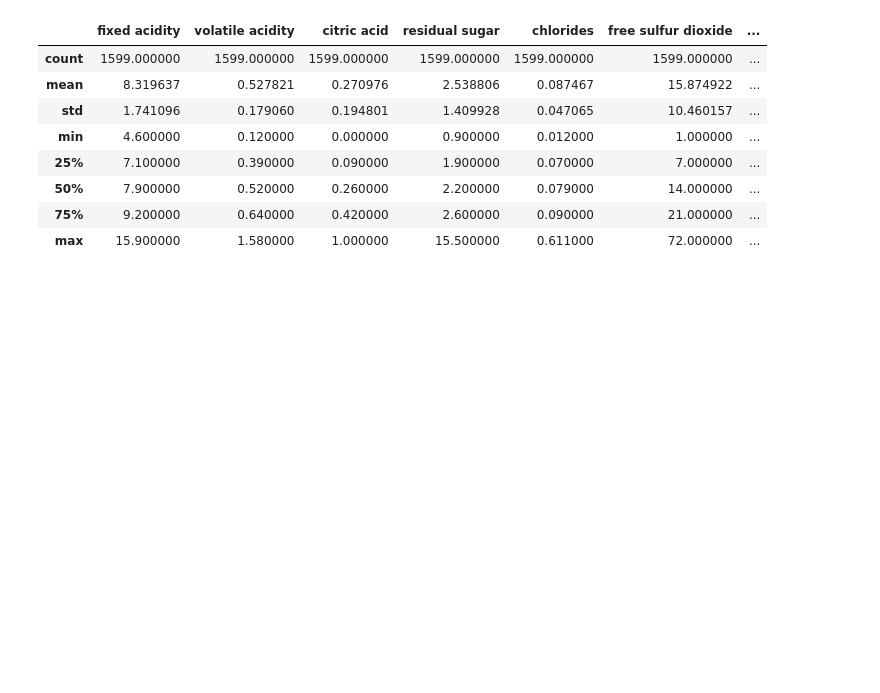
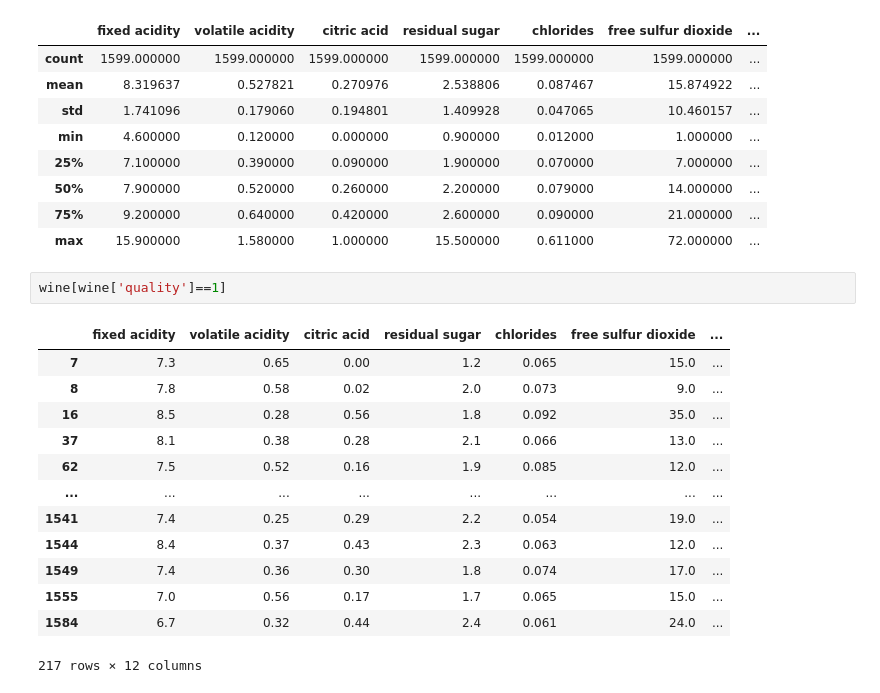
Before and after one commit to Dim41k3/wine, a Jupyter notebook: prediction-of-quality-of-wine.ipynb, the cells around one changed output. Saved outputs shown, nothing was run; the diff lists cells and outputs as text; blank space fills up the shorter version.

```diff
--- a/prediction-of-quality-of-wine.ipynb
+++ b/prediction-of-quality-of-wine.ipynb
@@ -318,3 +318,19 @@ wine.describe()
 | 50% | 7.900000 | 0.520000 | 0.260000 | 2.200000 | 0.079000 | 14.000000 | ... |
 | 75% | 9.200000 | 0.640000 | 0.420000 | 2.600000 | 0.090000 | 21.000000 | ... |
 | max | 15.900000 | 1.580000 | 1.000000 | 15.500000 | 0.611000 | 72.000000 | ... |
+# %%
+wine[wine['quality']==1]
+# %% [output]
+|  | fixed acidity | volatile acidity | citric acid | residual sugar | chlorides | free sulfur dioxide | ... |
+| 7 | 7.3 | 0.65 | 0.00 | 1.2 | 0.065 | 15.0 | ... |
+| 8 | 7.8 | 0.58 | 0.02 | 2.0 | 0.073 | 9.0 | ... |
+| 16 | 8.5 | 0.28 | 0.56 | 1.8 | 0.092 | 35.0 | ... |
+| 37 | 8.1 | 0.38 | 0.28 | 2.1 | 0.066 | 13.0 | ... |
+| 62 | 7.5 | 0.52 | 0.16 | 1.9 | 0.085 | 12.0 | ... |
+| ... | ... | ... | ... | ... | ... | ... | ... |
+| 1541 | 7.4 | 0.25 | 0.29 | 2.2 | 0.054 | 19.0 | ... |
+| 1544 | 8.4 | 0.37 | 0.43 | 2.3 | 0.063 | 12.0 | ... |
+| 1549 | 7.4 | 0.36 | 0.30 | 1.8 | 0.074 | 17.0 | ... |
+| 1555 | 7.0 | 0.56 | 0.17 | 1.7 | 0.065 | 15.0 | ... |
+| 1584 | 6.7 | 0.32 | 0.44 | 2.4 | 0.061 | 24.0 | ... |
+217 rows × 12 columns
```
Also changed, not shown: 1 other file.
